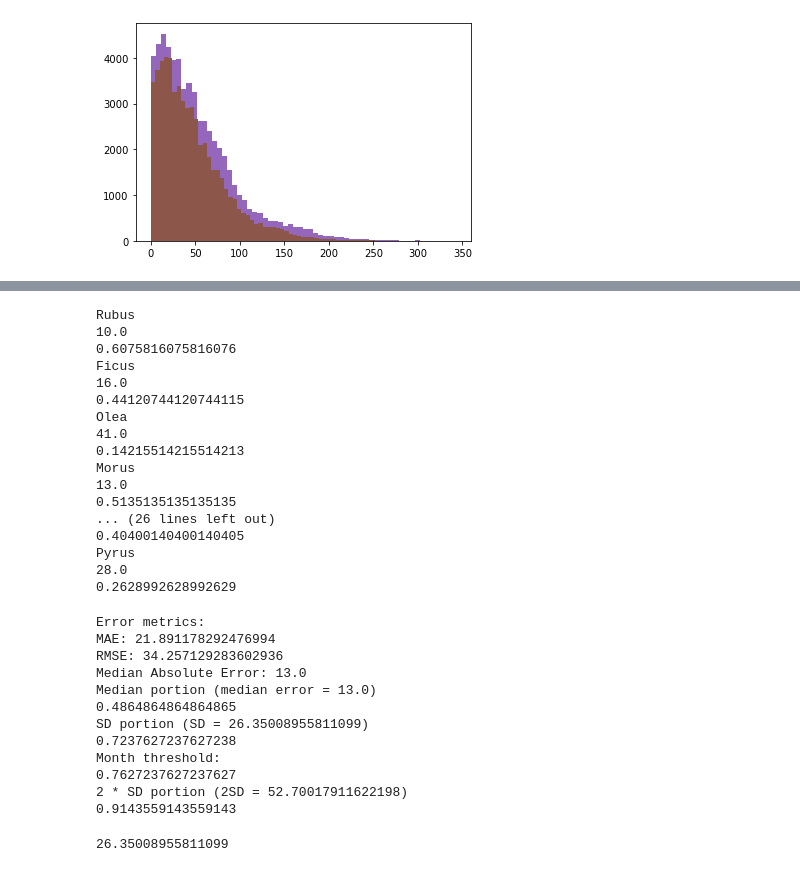
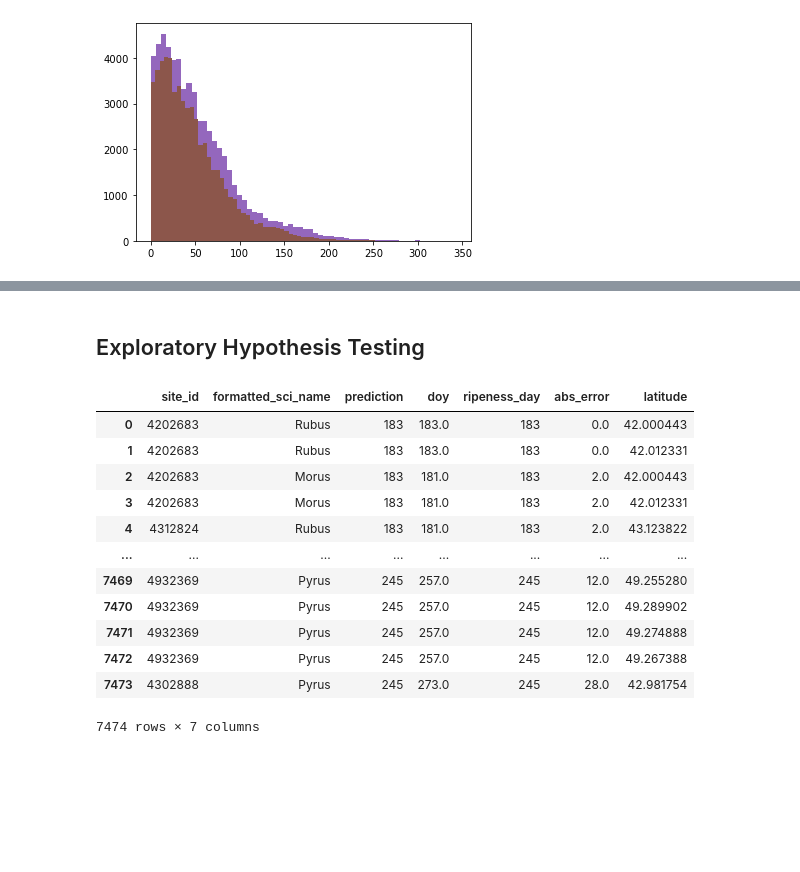
Before and after one commit to falling-fruit/dfg-seasons, a Jupyter notebook: modelling/high_res_models_finalized.ipynb, the cells around one changed output, grey strips where cells are left out. Saved outputs shown, nothing was run; the diff lists cells and outputs as text; code cells hidden in the pictures; blank space fills up the shorter version.

```diff
--- a/modelling/high_res_models_finalized.ipynb
+++ b/modelling/high_res_models_finalized.ipynb
@@ -1386,42 +1354,2 @@ full_prediction_df['abs_error'] = np.abs(full_prediction_df['doy'] - full_predic
-# %%
-for g in full_prediction_df['genus'].dropna().unique():
-    g_df = full_prediction_df[full_prediction_df['genus'] == g]
-    print(g)
-    calc_error_percentile(g_df, full_prediction_df)
-# %% [output]
-Rubus
-10.0
-0.6075816075816076
-Ficus
-16.0
-0.44120744120744115
-Olea
-41.0
-0.14215514215514213
-Morus
-13.0
-0.5135135135135135
-... (26 lines left out)
-0.40400140400140405
-Pyrus
-28.0
-0.2628992628992629
-# %%
-score_model(full_prediction_df)
-# %% [output]
-Error metrics:
-MAE: 21.891178292476994
-RMSE: 34.257129283602936
-Median Absolute Error: 13.0
-Median portion (median error = 13.0)
-0.4864864864864865
-SD portion (SD = 26.35008955811099)
-0.7237627237627238
-Month threshold:
-0.7627237627237627
-2 * SD portion (2SD = 52.70017911622198)
-0.9143559143559143
-# %%
-np.std(full_prediction_df['abs_error'])
-# %% [output]
-26.35008955811099
+# %% [markdown]
+## Exploratory Hypothesis Testing
@@ -1427,0 +1363,16 @@ np.std(full_prediction_df['abs_error'])
+# %%
+normal_preds_with_lat_long
+# %% [output]
+|  | site_id | formatted_sci_name | prediction | doy | ripeness_day | abs_error | latitude |
+| 0 | 4202683 | Rubus | 183 | 183.0 | 183 | 0.0 | 42.000443 |
+| 1 | 4202683 | Rubus | 183 | 183.0 | 183 | 0.0 | 42.012331 |
+| 2 | 4202683 | Morus | 183 | 181.0 | 183 | 2.0 | 42.000443 |
+| 3 | 4202683 | Morus | 183 | 181.0 | 183 | 2.0 | 42.012331 |
+| 4 | 4312824 | Rubus | 183 | 181.0 | 183 | 2.0 | 43.123822 |
+| ... | ... | ... | ... | ... | ... | ... | ... |
+| 7469 | 4932369 | Pyrus | 245 | 257.0 | 245 | 12.0 | 49.255280 |
+| 7470 | 4932369 | Pyrus | 245 | 257.0 | 245 | 12.0 | 49.289902 |
+| 7471 | 4932369 | Pyrus | 245 | 257.0 | 245 | 12.0 | 49.274888 |
+| 7472 | 4932369 | Pyrus | 245 | 257.0 | 245 | 12.0 | 49.267388 |
+| 7473 | 4302888 | Pyrus | 245 | 273.0 | 245 | 28.0 | 42.981754 |
+7474 rows × 7 columns
```
Also changed, not shown: parts of 17 cells of this notebook.
